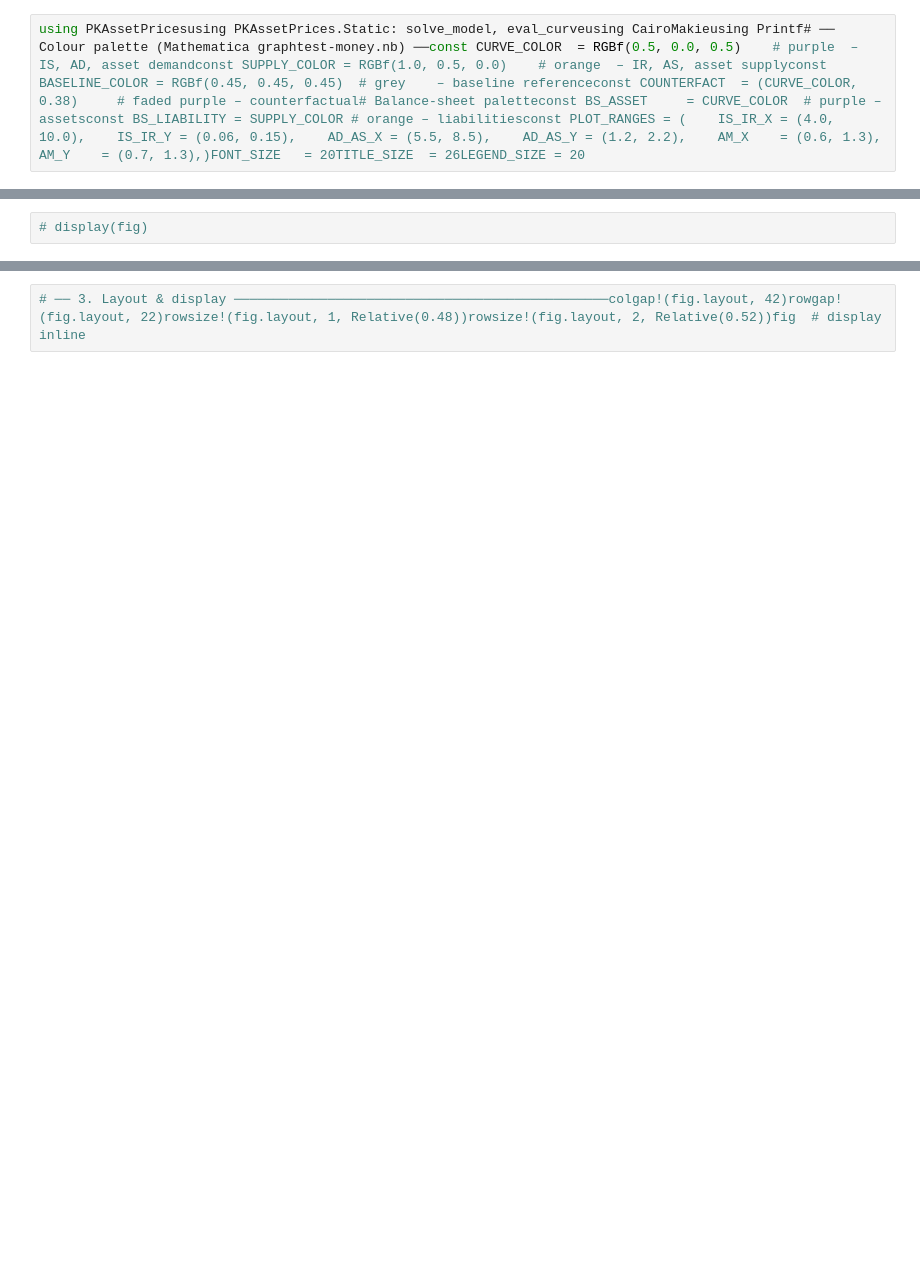
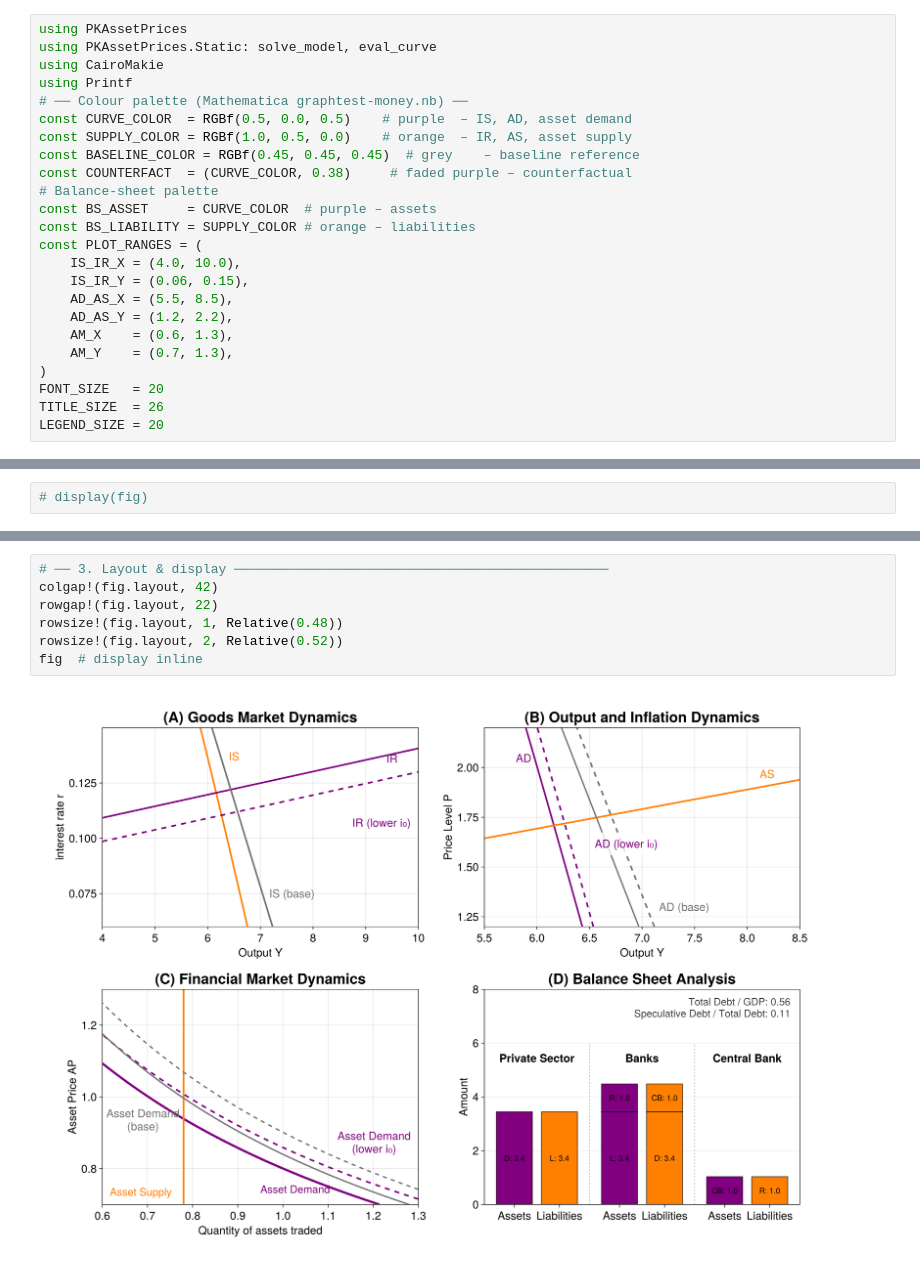
Before and after one commit to theplatters/PKAssetPrices, a Jupyter notebook: notebooks/(4)plot_pqcr.ipynb, the cells around one changed output, grey strips where cells are left out. Saved outputs shown, nothing was run; the diff lists cells and outputs as text; blank space fills up the shorter version.

```diff
--- a/notebooks/(4)plot_pqcr.ipynb
+++ b/notebooks/(4)plot_pqcr.ipynb
@@ -8,4 +8,26 @@ reference lines on the curves that shift.
 
 **Requires:** `PKAssetPrices`, `CairoMakie`
 # %%
-using PKAssetPricesusing PKAssetPrices.Static: solve_model, eval_curveusing CairoMakieusing Printf# ── Colour palette (Mathematica graphtest-money.nb) ──const CURVE_COLOR  = RGBf(0.5, 0.0, 0.5)    # purple  – IS, AD, asset demandconst SUPPLY_COLOR = RGBf(1.0, 0.5, 0.0)    # orange  – IR, AS, asset supplyconst BASELINE_COLOR = RGBf(0.45, 0.45, 0.45)  # grey    – baseline referenceconst COUNTERFACT  = (CURVE_COLOR, 0.38)     # faded purple – counterfactual# Balance-sheet paletteconst BS_ASSET     = CURVE_COLOR  # purple – assetsconst BS_LIABILITY = SUPPLY_COLOR # orange – liabilitiesconst PLOT_RANGES = (    IS_IR_X = (4.0, 10.0),    IS_IR_Y = (0.06, 0.15),    AD_AS_X = (5.5, 8.5),    AD_AS_Y = (1.2, 2.2),    AM_X    = (0.6, 1.3),    AM_Y    = (0.7, 1.3),)FONT_SIZE   = 20TITLE_SIZE  = 26LEGEND_SIZE = 20
+using PKAssetPrices
+using PKAssetPrices.Static: solve_model, eval_curve
+using CairoMakie
+using Printf
+# ── Colour palette (Mathematica graphtest-money.nb) ──
+const CURVE_COLOR  = RGBf(0.5, 0.0, 0.5)    # purple  – IS, AD, asset demand
+const SUPPLY_COLOR = RGBf(1.0, 0.5, 0.0)    # orange  – IR, AS, asset supply
+const BASELINE_COLOR = RGBf(0.45, 0.45, 0.45)  # grey    – baseline reference
+const COUNTERFACT  = (CURVE_COLOR, 0.38)     # faded purple – counterfactual
+# Balance-sheet palette
+const BS_ASSET     = CURVE_COLOR  # purple – assets
+const BS_LIABILITY = SUPPLY_COLOR # orange – liabilities
+const PLOT_RANGES = (
+    IS_IR_X = (4.0, 10.0),
+    IS_IR_Y = (0.06, 0.15),
+    AD_AS_X = (5.5, 8.5),
+    AD_AS_Y = (1.2, 2.2),
+    AM_X    = (0.6, 1.3),
+    AM_Y    = (0.7, 1.3),
+)
+FONT_SIZE   = 20
+TITLE_SIZE  = 26
+LEGEND_SIZE = 20
@@ -26,3 +399,10 @@ using PKAssetPricesusing PKAssetPrices.Static: solve_model, eval_curveusing Cair
 # %%
-# ── 3. Layout & display ────────────────────────────────────────────────colgap!(fig.layout, 42)rowgap!(fig.layout, 22)rowsize!(fig.layout, 1, Relative(0.48))rowsize!(fig.layout, 2, Relative(0.52))fig  # display inline
+# ── 3. Layout & display ────────────────────────────────────────────────
+colgap!(fig.layout, 42)
+rowgap!(fig.layout, 22)
+rowsize!(fig.layout, 1, Relative(0.48))
+rowsize!(fig.layout, 2, Relative(0.52))
+fig  # display inline
+# %% [output]
+[figure, added]
 # %%
```
Also changed, not shown: parts of 10 cells of this notebook, 3 other files.
